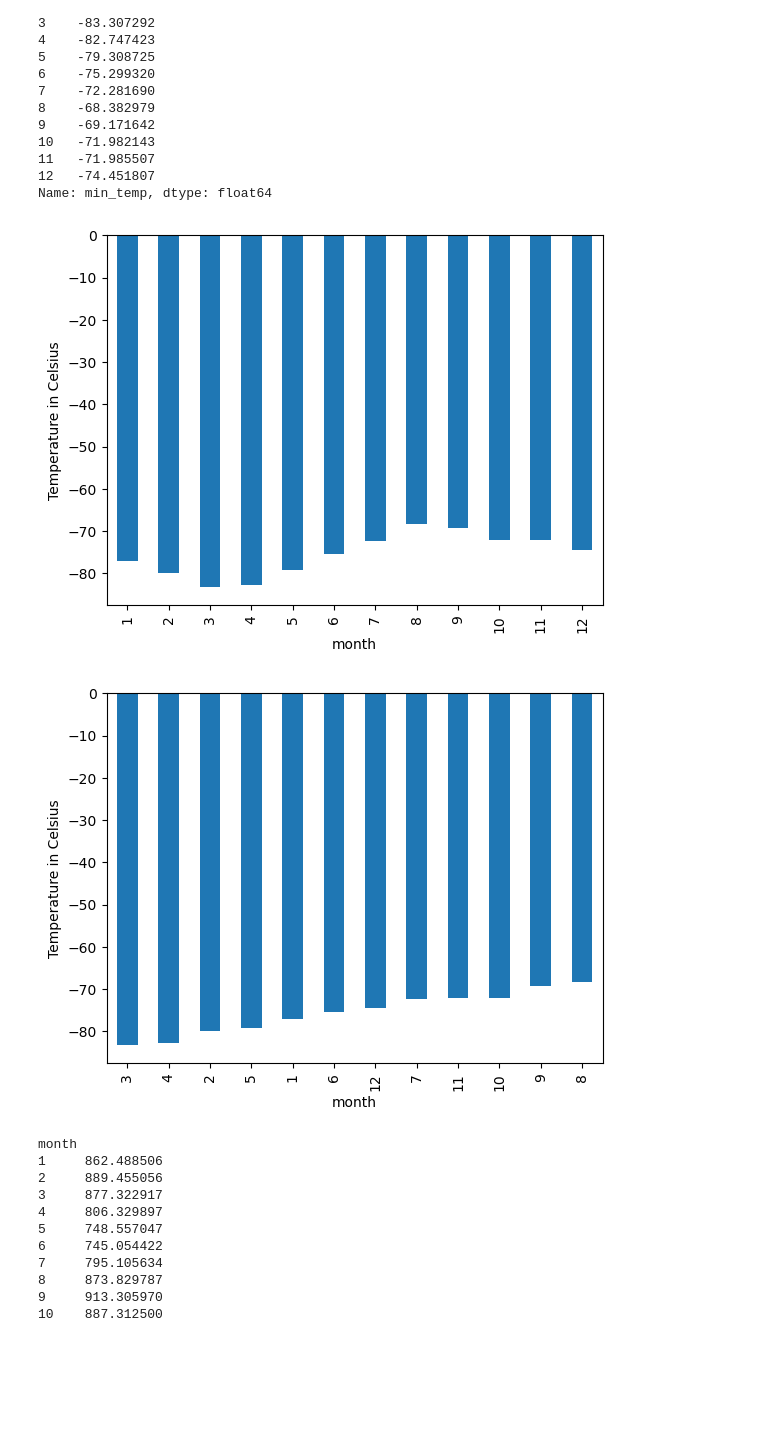
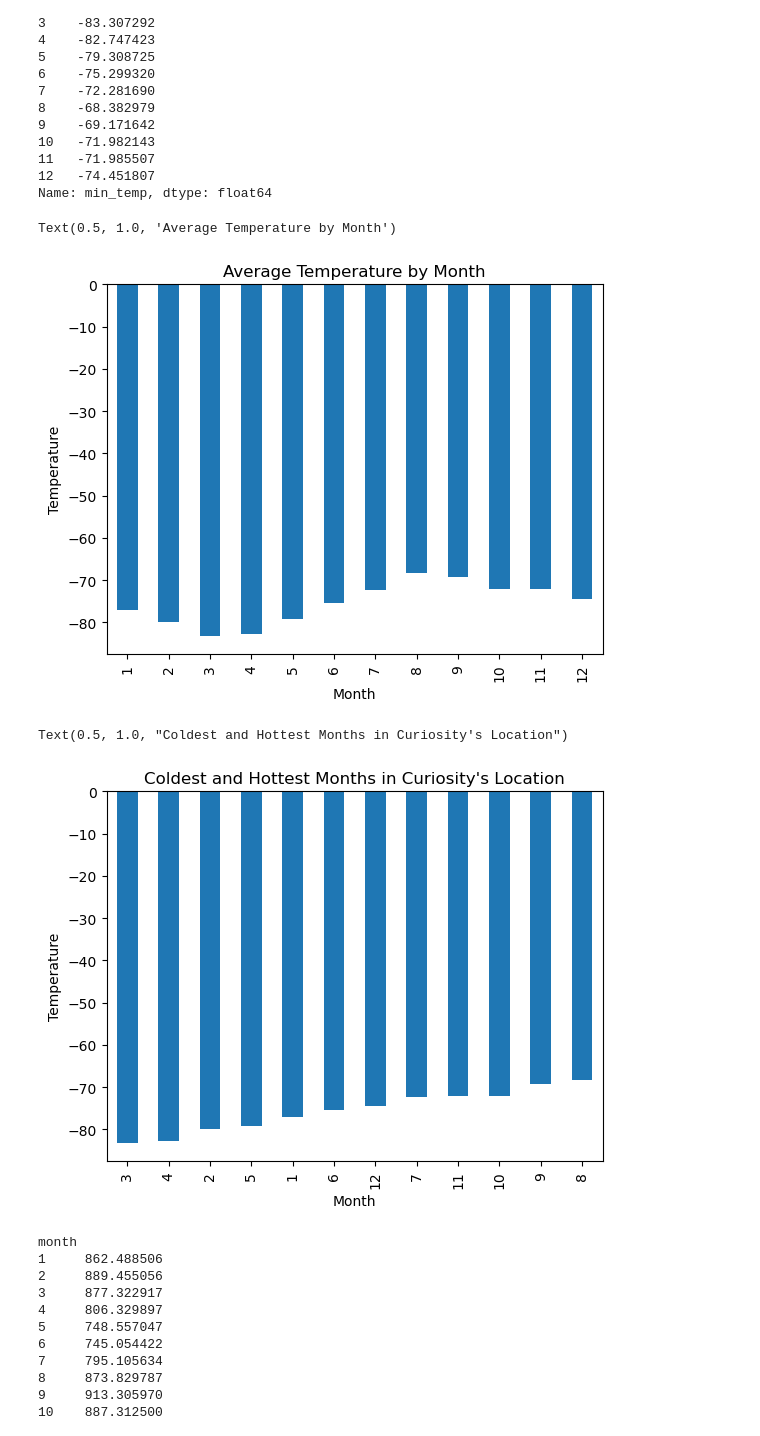
Before and after one commit to sienchoon/web_scraping, a Jupyter notebook: part_2_mars_weather.ipynb, the cells around one changed output. Drawn from its saved outputs; the diff is of its cells as text; code cells hidden in the pictures; blank space fills up the shorter version.

```diff
--- a/part_2_mars_weather.ipynb
+++ b/part_2_mars_weather.ipynb
@@ -210,6 +194,8 @@ print(f"There are a total of {total_martian_days} martians days on Mars worth of
 There are a total of 1867 martians days on Mars worth of data.
 # %%
 # 3. What is the average low temperature by month?
+avg_low_temp = mars_data_df.groupby('month')['min_temp'].mean()
+avg_low_temp
 # %% [output]
 month
 1    -77.160920
@@ -227,11 +213,22 @@ month
 Name: min_temp, dtype: float64
 # %%
 # Plot the average temperature by month
+plot1 = avg_low_temp.plot.bar()
+plt.xlabel("Month")
+plt.ylabel("Temperature")
+plt.title("Average Temperature by Month")
 # %% [output]
+Text(0.5, 1.0, 'Average Temperature by Month')
-[figure, old version]
+[figure, new version]
 # %%
 # Identify the coldest and hottest months in Curiosity's location
+cold_hot_months = avg_low_temp.sort_values()
+plot2 = cold_hot_months.plot.bar()
+plt.xlabel("Month")
+plt.ylabel("Temperature")
+plt.title("Coldest and Hottest Months in Curiosity's Location")
 # %% [output]
+Text(0.5, 1.0, "Coldest and Hottest Months in Curiosity's Location")
-[figure, old version]
+[figure, new version]
 # %%
 # 4. Average pressure by Martian month
```
Also changed, not shown: parts of 7 cells of this notebook, 1 other file.
